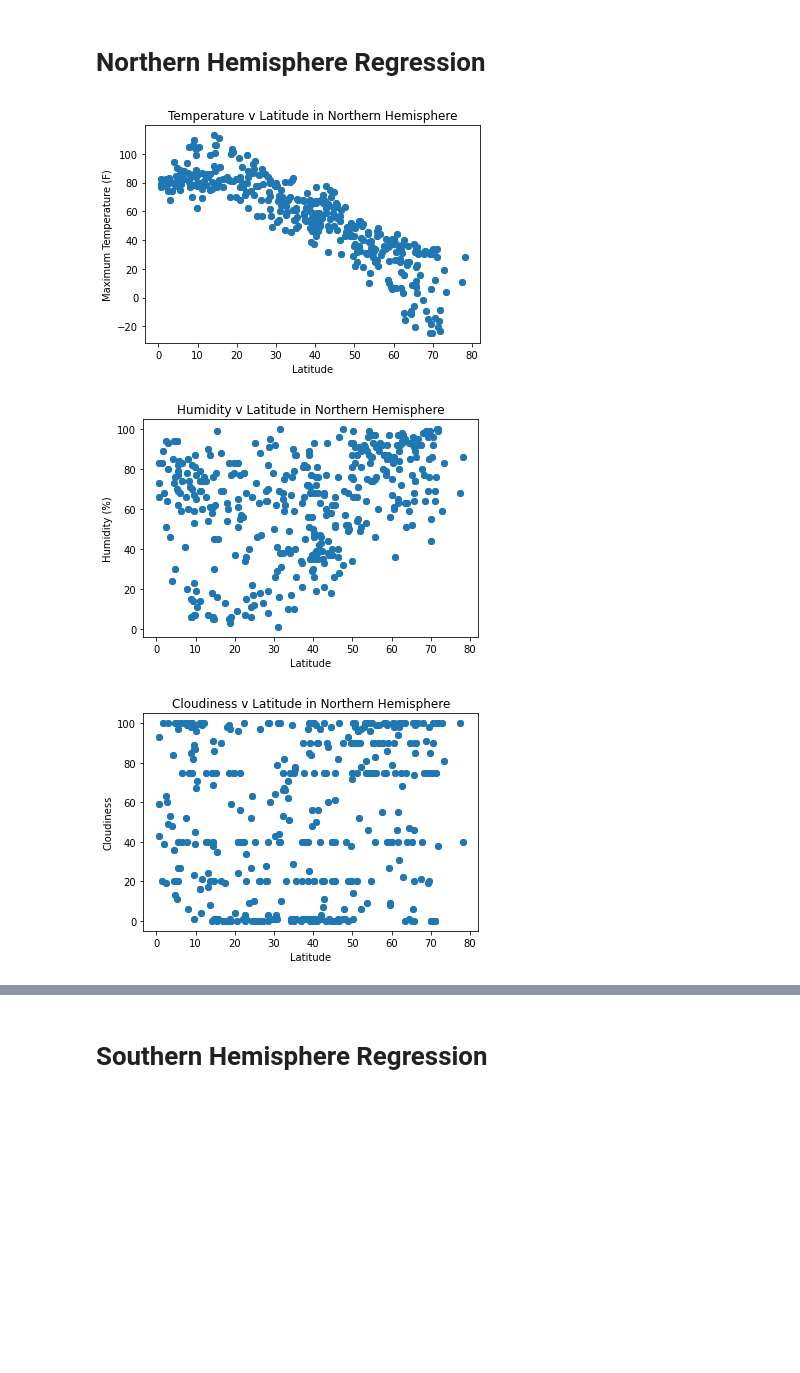
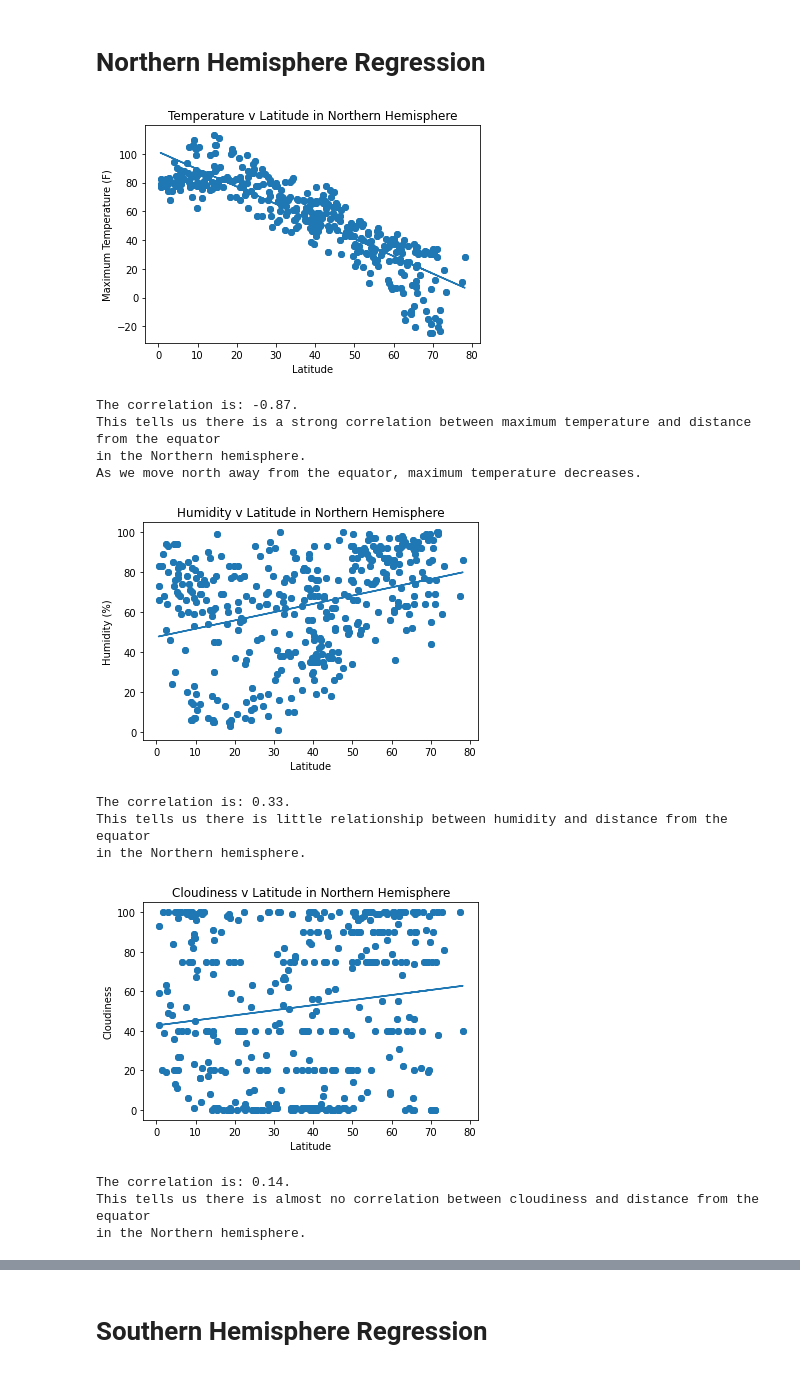
Before and after one commit to KStrange89/Weather-Analysis, a Jupyter notebook: Weatherpy/Weather.ipynb, the cells around one changed output, grey strips where cells are left out. Saved outputs shown, nothing was run; the diff lists cells and outputs as text; code cells hidden in the pictures; blank space fills up the shorter version.

```diff
--- a/Weatherpy/Weather.ipynb
+++ b/Weatherpy/Weather.ipynb
@@ -218,18 +218,40 @@ x_values = north_df['Latitude']
 
 y_values = north_df['Max Temperature']
 
+(slope, intercept, rvalue, pvalue, stderr) = linregress(x_values, y_values)
+regress_values = slope * x_values + intercept
+
+r = round(rvalue, 2)
+
+plt.plot(x_values, regress_values)
 plt.scatter(x_values, y_values)
 plt.xlabel('Latitude')
 plt.ylabel('Maximum Temperature (F)')
 plt.title('Temperature v Latitude in Northern Hemisphere')
 plt.tight_layout
 plt.show()
+
+print(f'The correlation is: {r}.')
+print('This tells us there is a strong correlation between maximum temperature and distance from the equator')
+print('in the Northern hemisphere.')
+print('As we move north away from the equator, maximum temperature decreases.')
 # %% [output]
-[figure, old version]
+[figure, new version]
+The correlation is: -0.87.
+This tells us there is a strong correlation between maximum temperature and distance from the equator
+in the Northern hemisphere.
+As we move north away from the equator, maximum temperature decreases.
 # %%
 # humidity
 
 y_values = north_df['Humidity']
+
+(slope, intercept, rvalue, pvalue, stderr) = linregress(x_values, y_values)
+regress_values = slope * x_values + intercept
+
+r = round(rvalue, 2)
+
+plt.plot(x_values, regress_values)
 
 plt.scatter(x_values, y_values)
 plt.xlabel('Latitude')
@@ -237,21 +259,42 @@ plt.ylabel('Humidity (%)')
 plt.title('Humidity v Latitude in Northern Hemisphere')
 plt.tight_layout
 plt.show()
+
+print(f"The correlation is: {r}.")
+print('This tells us there is little relationship between humidity and distance from the equator')
+print('in the Northern hemisphere.')
 # %% [output]
-[figure, old version]
+[figure, new version]
+The correlation is: 0.33.
+This tells us there is little relationship between humidity and distance from the equator
+in the Northern hemisphere.
 # %%
 # cloudiness
 
 y_values = north_df['Cloudiness']
+
+(slope, intercept, rvalue, pvalue, stderr) = linregress(x_values, y_values)
+regress_values = slope * x_values + intercept
+
+r = round(rvalue, 2)
+
+plt.plot(x_values, regress_values)
 
 plt.scatter(x_values, y_values)
 plt.xlabel('Latitude')
 plt.ylabel('Cloudiness')
 plt.title('Cloudiness v Latitude in Northern Hemisphere')
 plt.tight_layout
 plt.show()
+
+print(f'The correlation is: {r}.')
+print('This tells us there is almost no correlation between cloudiness and distance from the equator')
+print('in the Northern hemisphere.')
 # %% [output]
-[figure, old version]
+[figure, new version]
+The correlation is: 0.14.
+This tells us there is almost no correlation between cloudiness and distance from the equator
+in the Northern hemisphere.
 # %%
 # wind speed
 
```
Also changed, not shown: parts of 5 cells of this notebook.
